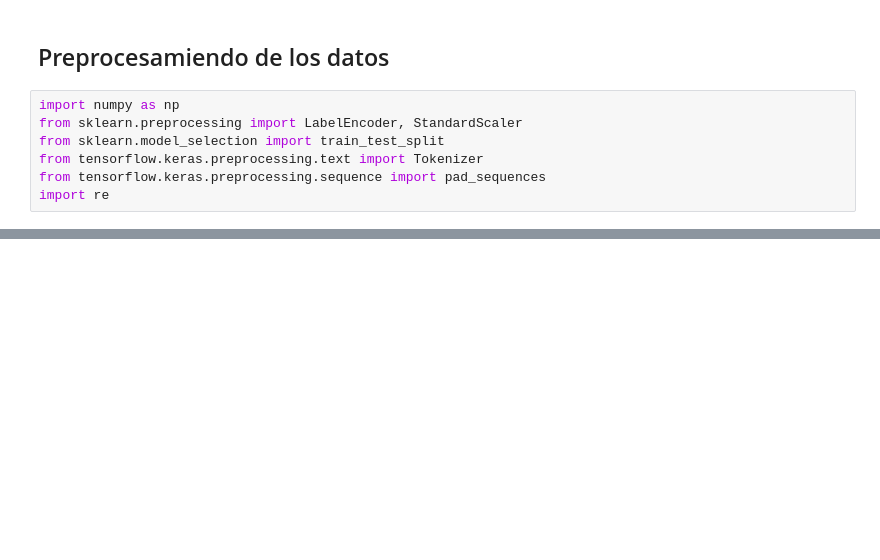
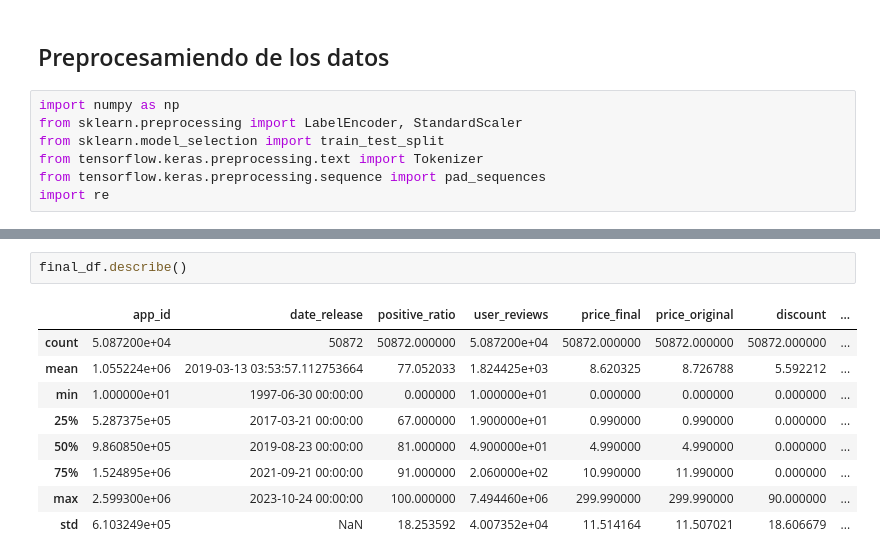
Before and after one commit to 00sen/7th-deep-learning, a Jupyter notebook: deep-learning-model.ipynb, the cells around one changed output, grey strips where cells are left out. Drawn from its saved outputs; the diff is of its cells as text; blank space fills up the shorter version.

```diff
--- a/deep-learning-model.ipynb
+++ b/deep-learning-model.ipynb
@@ -561,0 +374,12 @@ for key, value in feature_dims.items():
+# %%
+final_df.describe()
+# %% [output]
+|  | app_id | date_release | positive_ratio | user_reviews | price_final | price_original | discount | ... |
+| count | 5.087200e+04 | 50872 | 50872.000000 | 5.087200e+04 | 50872.000000 | 50872.000000 | 50872.000000 | ... |
+| mean | 1.055224e+06 | 2019-03-13 03:53:57.112753664 | 77.052033 | 1.824425e+03 | 8.620325 | 8.726788 | 5.592212 | ... |
+| min | 1.000000e+01 | 1997-06-30 00:00:00 | 0.000000 | 1.000000e+01 | 0.000000 | 0.000000 | 0.000000 | ... |
+| 25% | 5.287375e+05 | 2017-03-21 00:00:00 | 67.000000 | 1.900000e+01 | 0.990000 | 0.990000 | 0.000000 | ... |
+| 50% | 9.860850e+05 | 2019-08-23 00:00:00 | 81.000000 | 4.900000e+01 | 4.990000 | 4.990000 | 0.000000 | ... |
+| 75% | 1.524895e+06 | 2021-09-21 00:00:00 | 91.000000 | 2.060000e+02 | 10.990000 | 11.990000 | 0.000000 | ... |
+| max | 2.599300e+06 | 2023-10-24 00:00:00 | 100.000000 | 7.494460e+06 | 299.990000 | 299.990000 | 90.000000 | ... |
+| std | 6.103249e+05 | NaN | 18.253592 | 4.007352e+04 | 11.514164 | 11.507021 | 18.606679 | ... |
```
Also changed, not shown: parts of 47 cells of this notebook, 1 other file.
